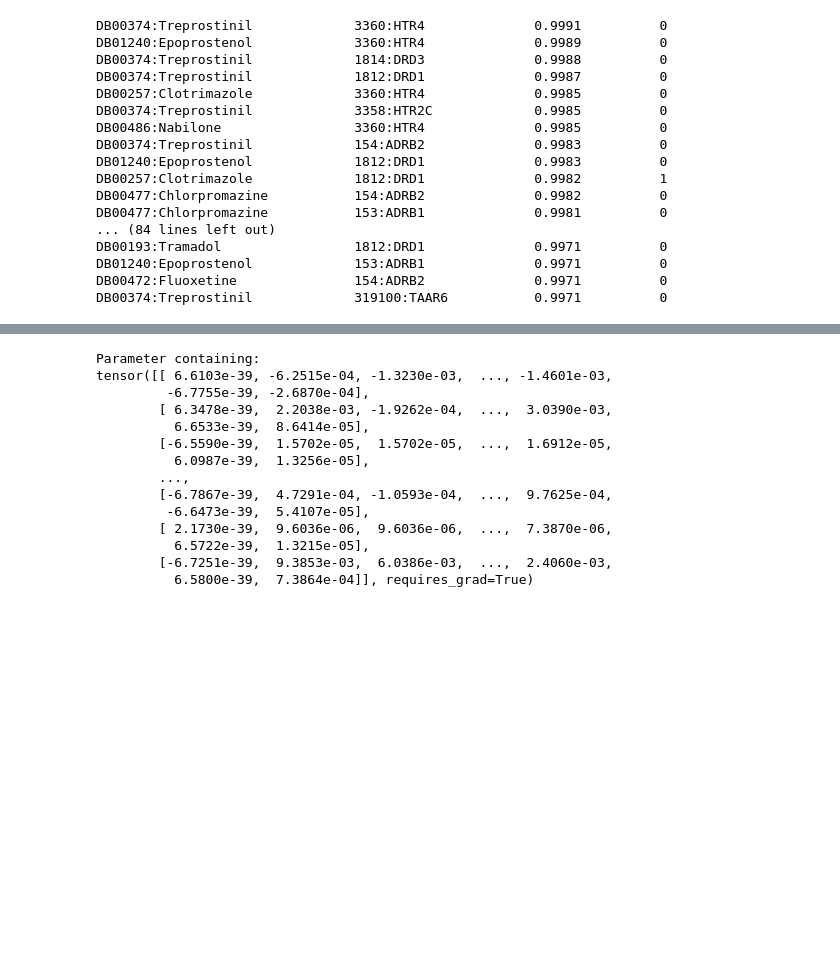
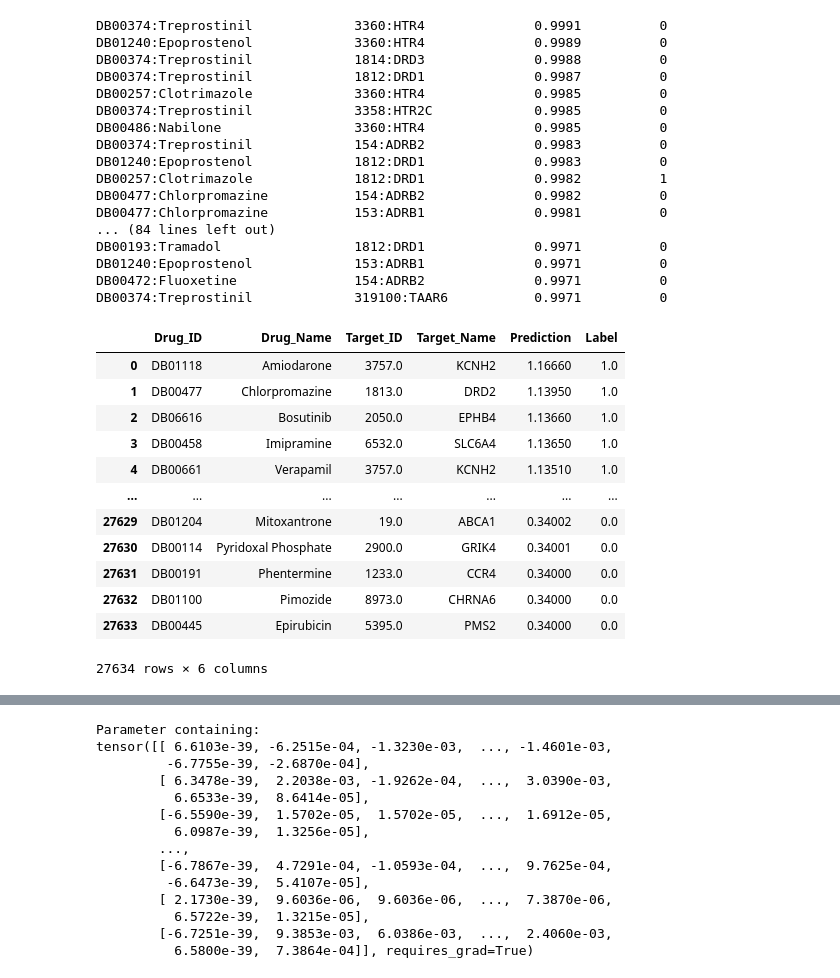
Before and after one commit to michavcr/Deep-Networks-for-Graph-Representation, a Jupyter notebook: notebook/Run on deepDTnet data.ipynb, the cells around one changed output, grey strips where cells are left out. Drawn from its saved outputs; the diff is of its cells as text; code cells hidden in the pictures; blank space fills up the shorter version.

Commit message:
notebook to look for best interactions

```diff
--- a/notebook/Run on deepDTnet data.ipynb
+++ b/notebook/Run on deepDTnet data.ipynb
@@ -462,3 +450,32 @@ DB00193:Tramadol                 1812:DRD1              0.9971          0
 DB01240:Epoprostenol             153:ADRB1              0.9971          0
 DB00472:Fluoxetine               154:ADRB2              0.9971          0
 DB00374:Treprostinil             319100:TAAR6           0.9971          0
+# %%
+results_path = os.path.join(basedir, 'supplementary', 'predicted_deepdtnet.xlsx')
+# %%
+import pandas as pd
+
+df = pd.read_excel(results_path)
+# %%
+df = df.drop(index=[27634], columns=['Link', 'DT in drugcentral'])
+
+mapper = {'Predicted Score by deepDTnet (High scores represent the high-confidence prediction)': 'Prediction',
+          'Target_ID (Entrez ID)': 'Target_ID',
+          'Label(label=1 means the known experimentally validated drug-target interactions)':'Label'}
+df = df.rename(columns=mapper)
+
+df
+# %% [output]
+|  | Drug_ID | Drug_Name | Target_ID | Target_Name | Prediction | Label |
+| 0 | DB01118 | Amiodarone | 3757.0 | KCNH2 | 1.16660 | 1.0 |
+| 1 | DB00477 | Chlorpromazine | 1813.0 | DRD2 | 1.13950 | 1.0 |
+| 2 | DB06616 | Bosutinib | 2050.0 | EPHB4 | 1.13660 | 1.0 |
+| 3 | DB00458 | Imipramine | 6532.0 | SLC6A4 | 1.13650 | 1.0 |
+| 4 | DB00661 | Verapamil | 3757.0 | KCNH2 | 1.13510 | 1.0 |
+| ... | ... | ... | ... | ... | ... | ... |
+| 27629 | DB01204 | Mitoxantrone | 19.0 | ABCA1 | 0.34002 | 0.0 |
+| 27630 | DB00114 | Pyridoxal Phosphate | 2900.0 | GRIK4 | 0.34001 | 0.0 |
+| 27631 | DB00191 | Phentermine | 1233.0 | CCR4 | 0.34000 | 0.0 |
+| 27632 | DB01100 | Pimozide | 8973.0 | CHRNA6 | 0.34000 | 0.0 |
+| 27633 | DB00445 | Epirubicin | 5395.0 | PMS2 | 0.34000 | 0.0 |
+27634 rows × 6 columns
```
Also changed, not shown: parts of 17 cells of this notebook, 4 other files.
